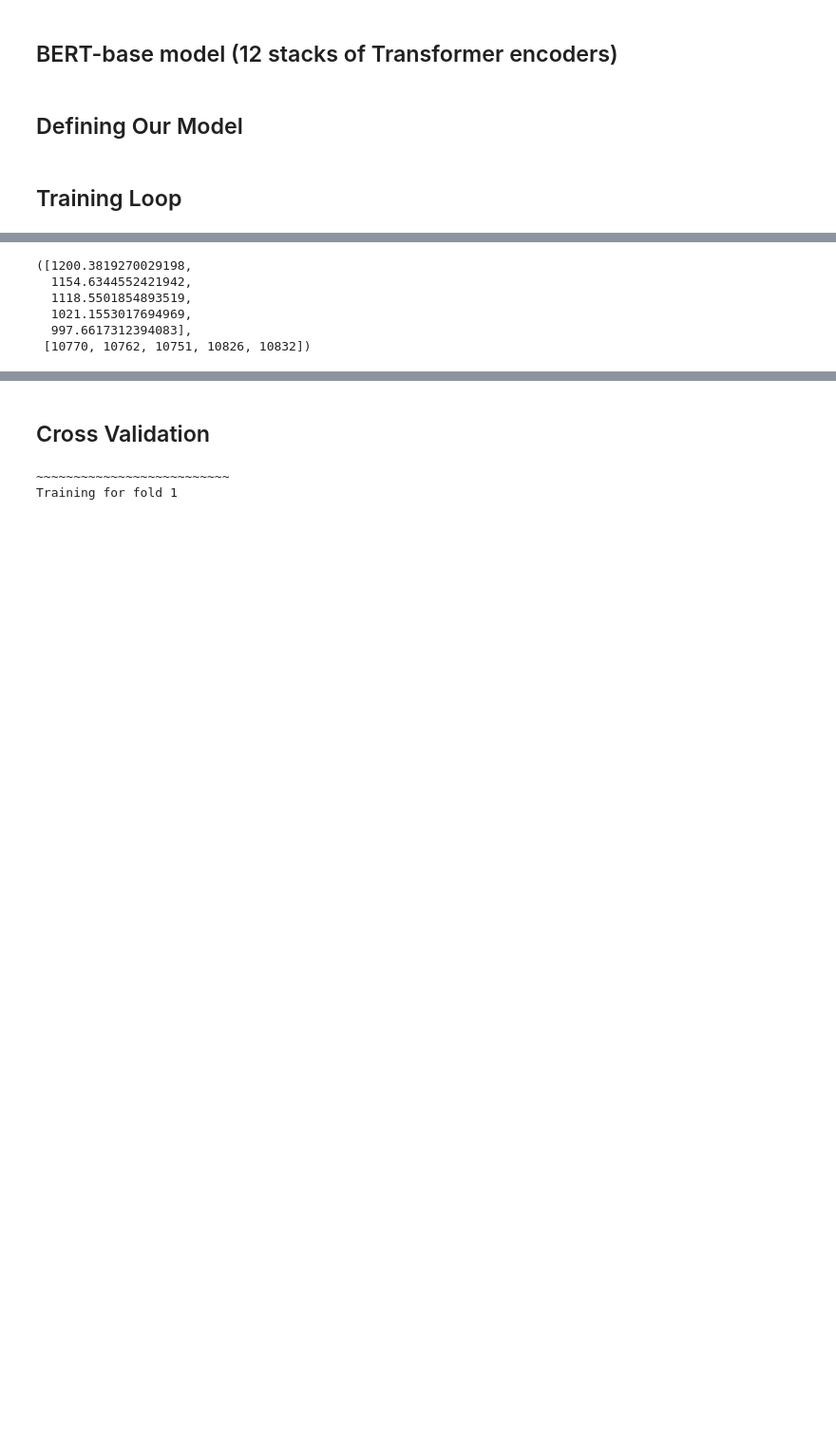
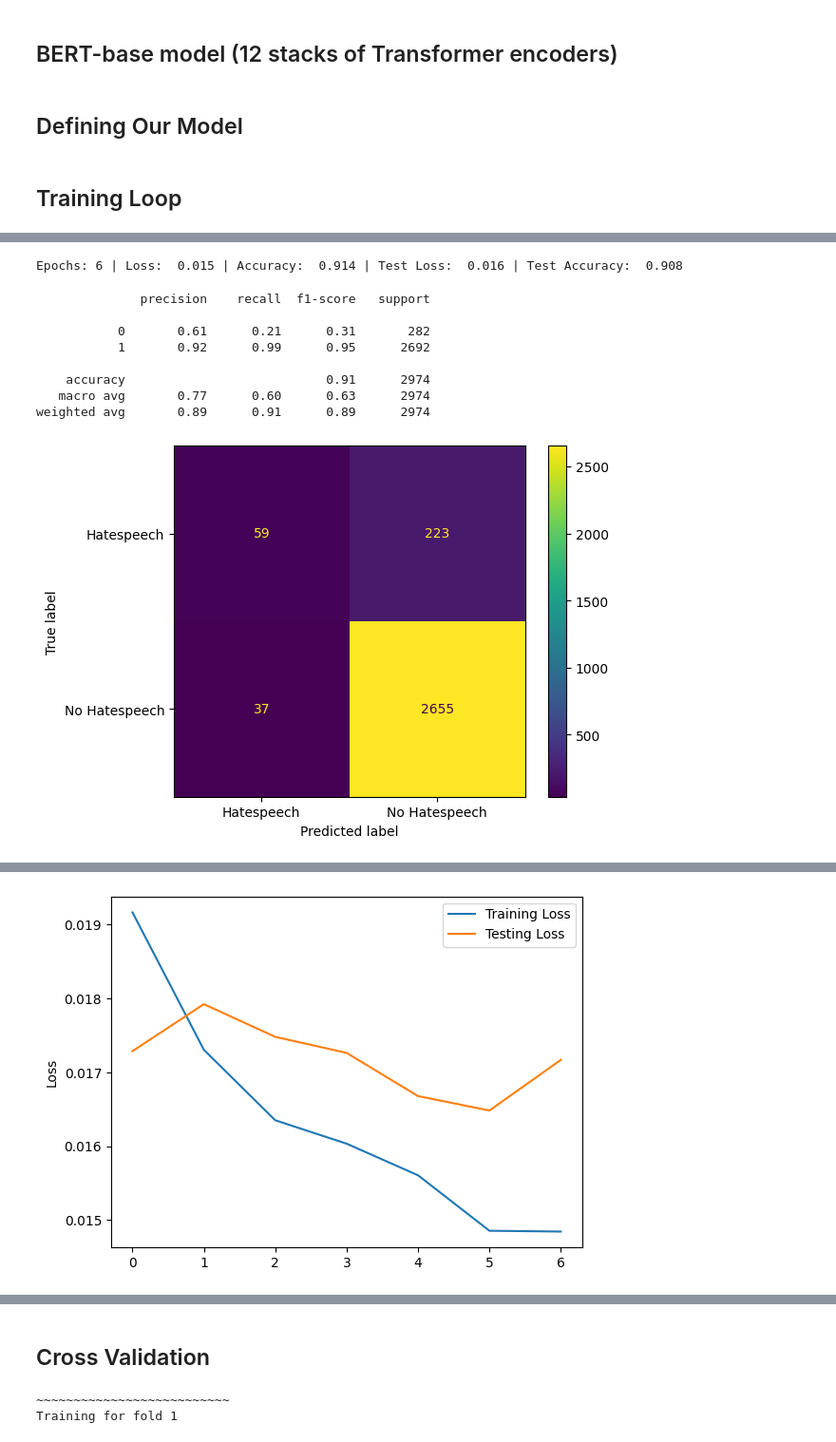
Before and after one commit to hwalters361/CS158_Project, a Jupyter notebook: transformer.ipynb, the cells around one changed output, grey strips where cells are left out. Shown at 95% size. Drawn from its saved outputs; the diff is of its cells as text; code cells hidden in the pictures; blank space fills up the shorter version.

```diff
--- a/transformer.ipynb
+++ b/transformer.ipynb
@@ -271,3 +274,33 @@ Although hatespeech tweets disproportionately contain slurs labeled as "severe"
+# %%
+import random
+DATA_PATH = "data/labeled_data.csv"
+
+full_tweets_df = pd.read_csv(DATA_PATH)
+full_tweets_df=full_tweets_df[["class","tweet"]]
+
+### CLASS 1 : Contains no hatespeech  language or hatespeech
+### CLASS 0 : Contains offensive language / hatespeech
+full_tweets_df["class"] = full_tweets_df["class"].replace({2: 1, 0: 0, 1: 1})
+
+
+np.random.seed(42)
+
+
+### UNDERSAMPLING
+class_counts = full_tweets_df['class'].value_counts()
+total = class_counts[0] + class_counts[1]
+difference = int(total*0.4)
+
+# Identify the indices of the rows belonging to the majority class
+majority_indices = full_tweets_df[full_tweets_df['class'] == 1].index.tolist()
+
+# Randomly select indices from the majority indices to remove
+indices_to_remove = random.sample(majority_indices, difference)
+
+# Remove the selected indices from the DataFrame
+tweets_df = full_tweets_df.drop(indices_to_remove)
+
+tweets_df['tweet'] = tweets_df['tweet'].str.lower()
 # %% [markdown]
 ### Machine Learning May Improve Our Odds
 
@@ -566,9 +653,16 @@ def train(model, dataset, epochs, lr, bs):
 model = TransformerEncoderModel(len(vocab), d_model=300, nhead=4, d_ff=50,
                                     N=6, dropout=0.1).to(device)
 
-epochs = 5
+epochs = 7
 lr = 1e-4
-batch_size = 4
+batch_size = 16
 
-train(model, df_train, epochs, lr, batch_size)
+fold_train_losses, fold_train_accs, fold_test_losses, fold_test_accs  = train(model, df_train, df_test, epochs, lr, batch_size)
+
+print(fold_train_losses, fold_test_losses)
+plt.plot(fold_train_losses)
+plt.plot(fold_test_losses)
+plt.legend(['Training Loss', 'Testing Loss'])
+plt.ylabel('Loss')
+plt.show()
 # %% [output]
@@ -580,6 +674,10 @@ Epochs: 5 | Loss:  0.084 | Accuracy:  0.911
-([1200.3819270029198,
-  1154.6344552421942,
-  1118.5501854893519,
-  1021.1553017694969,
-  997.6617312394083],
- [10770, 10762, 10751, 10826, 10832])
+Epochs: 6 | Loss:  0.015 | Accuracy:  0.914 | Test Loss:  0.016 | Test Accuracy:  0.908
+              precision    recall  f1-score   support
+
+           0       0.61      0.21      0.31       282
+           1       0.92      0.99      0.95      2692
+
+    accuracy                           0.91      2974
+   macro avg       0.77      0.60      0.63      2974
+weighted avg       0.89      0.91      0.89      2974
+[figure, added]
@@ -586,3 +686,4 @@ Epochs: 5 | Loss:  0.084 | Accuracy:  0.911
+[figure, added]
 # %%
 def predict(your_model, text):
   sequence = torch.tensor([vocab[word] for word in tokenizer(text)], dtype=torch.long).unsqueeze(0)
```
Also changed, not shown: parts of 21 cells of this notebook, 1 other file.
